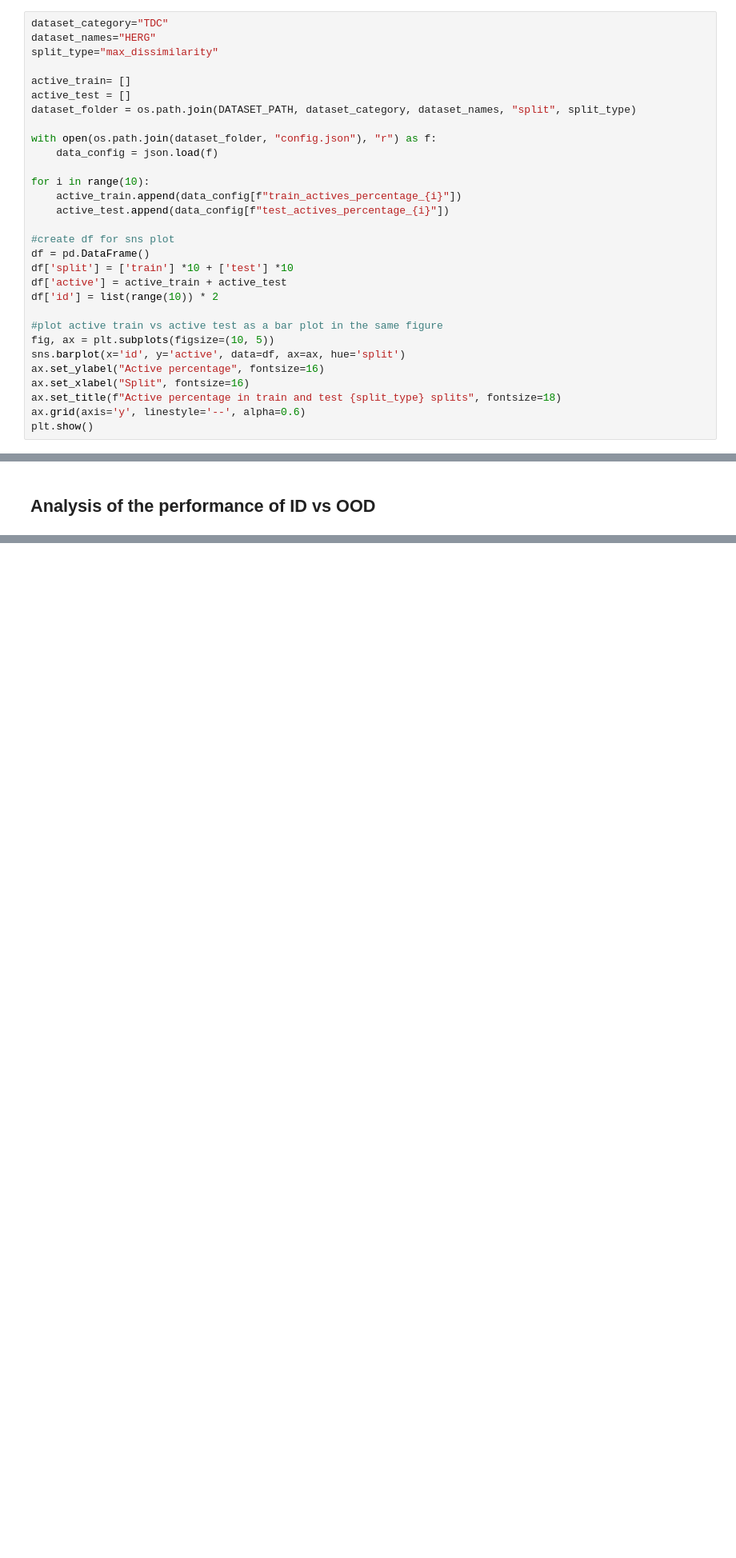
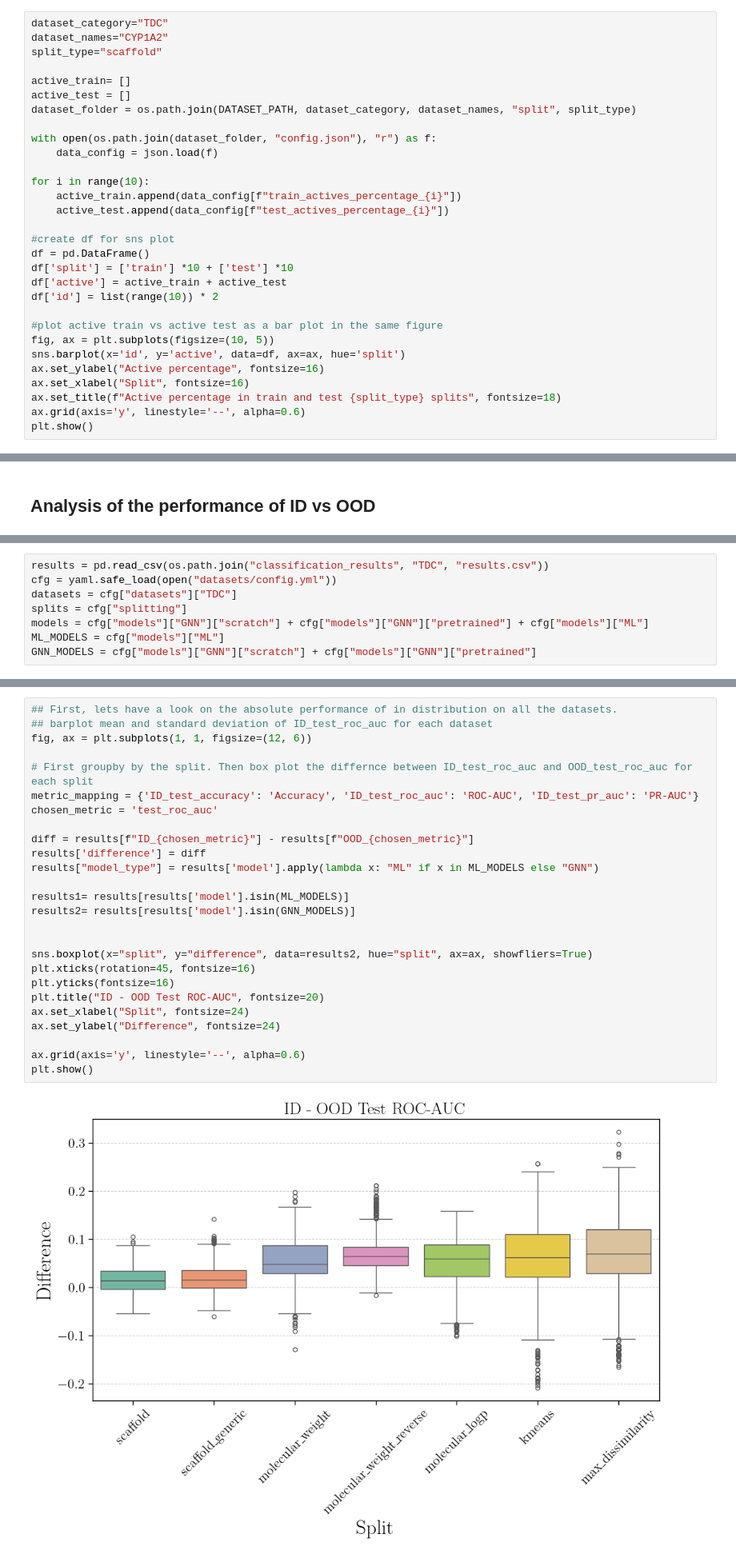
Before and after one commit to HFooladi/ALineMol, a Jupyter notebook: notebooks/dev.ipynb, the cells around one changed output, grey strips where cells are left out. Shown at 80% size. Saved outputs shown, nothing was run; the diff lists cells and outputs as text; blank space fills up the shorter version.

Commit message:
minor tweaks on plot utils

```diff
--- a/notebooks/dev.ipynb
+++ b/notebooks/dev.ipynb
@@ -313,7 +323,7 @@ print(set(train_scaf_uni).intersection(set(external_test_scaf_uni)))
 # %%
 dataset_category="TDC"
-dataset_names="HERG"
-split_type="max_dissimilarity"
+dataset_names="CYP1A2"
+split_type="scaffold"
 
 active_train= []
 active_test = []
@@ -728,3 +869,11 @@ results = pd.read_csv(os.path.join("classification_results", "TDC", "results.csv
+# %%
+results = pd.read_csv(os.path.join("classification_results", "TDC", "results.csv"))
+cfg = yaml.safe_load(open("datasets/config.yml"))
+datasets = cfg["datasets"]["TDC"]
+splits = cfg["splitting"]
+models = cfg["models"]["GNN"]["scratch"] + cfg["models"]["GNN"]["pretrained"] + cfg["models"]["ML"]
+ML_MODELS = cfg["models"]["ML"]
+GNN_MODELS = cfg["models"]["GNN"]["scratch"] + cfg["models"]["GNN"]["pretrained"]
 # %%
 ## First, lets have a look on the absolute performance of in distribution on all the datasets.
 ## barplot mean and standard deviation of ID_test_roc_auc for each dataset
@@ -742,0 +892,28 @@ plt.show()
+# %%
+## First, lets have a look on the absolute performance of in distribution on all the datasets.
+## barplot mean and standard deviation of ID_test_roc_auc for each dataset
+fig, ax = plt.subplots(1, 1, figsize=(12, 6))
+
+# First groupby by the split. Then box plot the differnce between ID_test_roc_auc and OOD_test_roc_auc for each split
+metric_mapping = {'ID_test_accuracy': 'Accuracy', 'ID_test_roc_auc': 'ROC-AUC', 'ID_test_pr_auc': 'PR-AUC'}
+chosen_metric = 'test_roc_auc'
+
+diff = results[f"ID_{chosen_metric}"] - results[f"OOD_{chosen_metric}"]
+results['difference'] = diff
+results["model_type"] = results['model'].apply(lambda x: "ML" if x in ML_MODELS else "GNN")
+
+results1= results[results['model'].isin(ML_MODELS)]
+results2= results[results['model'].isin(GNN_MODELS)]
+
+
+sns.boxplot(x="split", y="difference", data=results2, hue="split", ax=ax, showfliers=True)
+plt.xticks(rotation=45, fontsize=16)
+plt.yticks(fontsize=16)
+plt.title("ID - OOD Test ROC-AUC", fontsize=20)
+ax.set_xlabel("Split", fontsize=24)
+ax.set_ylabel("Difference", fontsize=24)
+
+ax.grid(axis='y', linestyle='--', alpha=0.6)
+plt.show()
+# %% [output]
+[figure, added]
```
Also changed, not shown: parts of 172 cells of this notebook, 1 other file.
